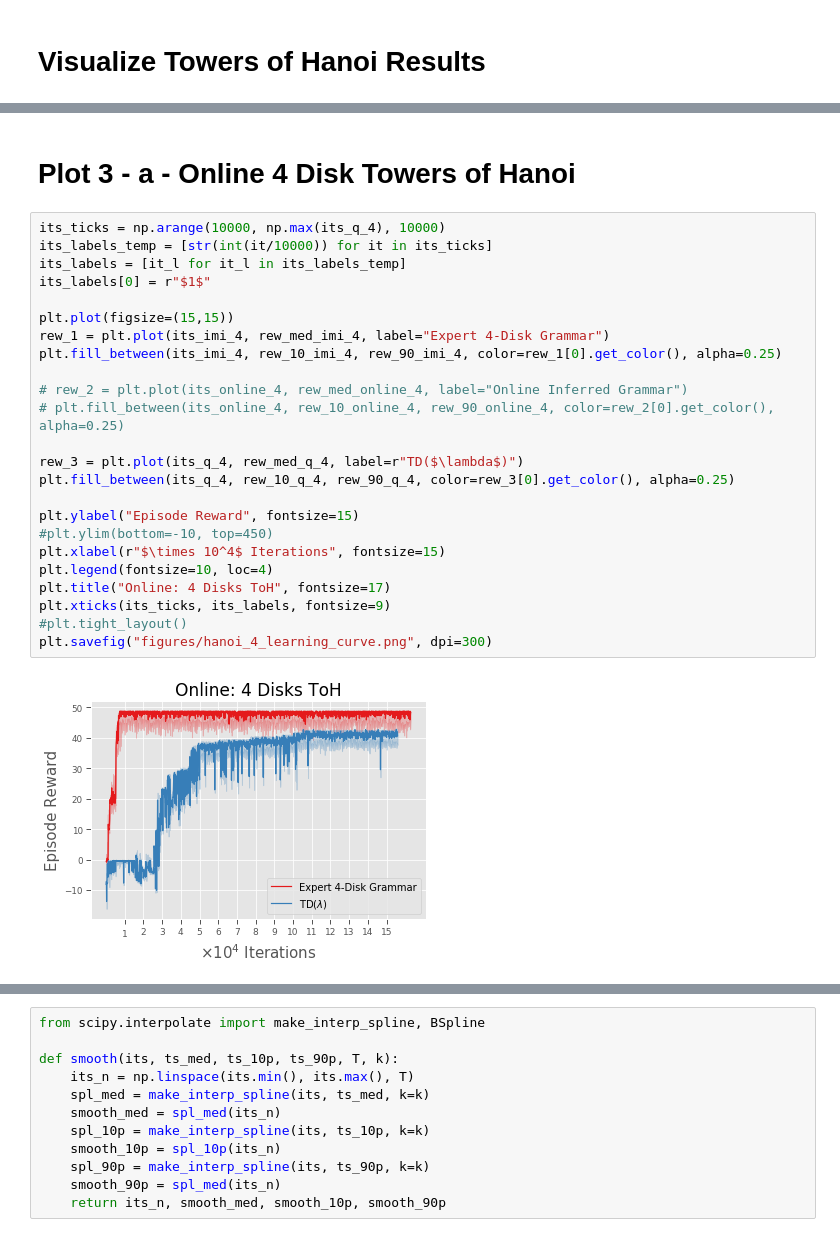
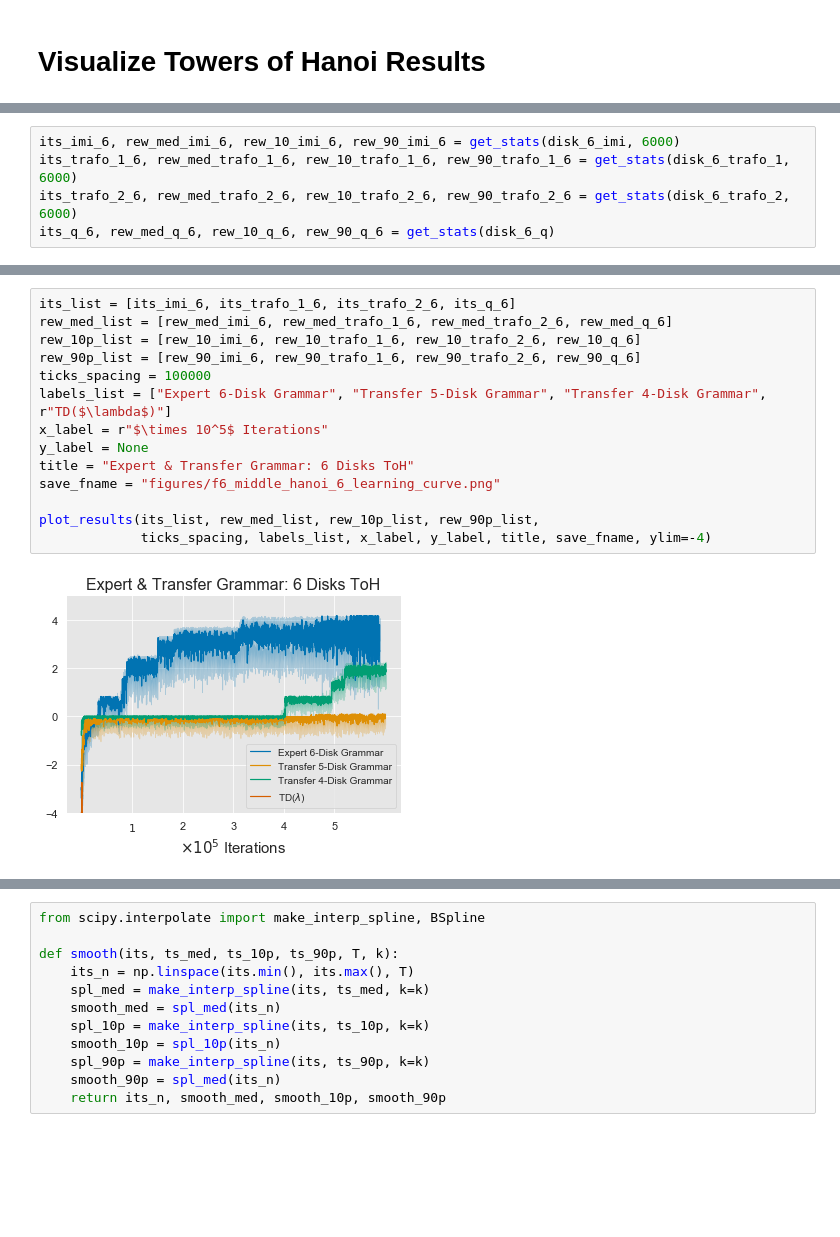
Before and after one commit to RobertTLange/action-grammars-hrl, a Jupyter notebook: visualize_results.ipynb, the cells around one changed output, grey strips where cells are left out. Saved outputs shown, nothing was run; the diff lists cells and outputs as text; blank space fills up the shorter version.

```diff
--- a/visualize_results.ipynb
+++ b/visualize_results.ipynb
@@ -76,0 +85,5 @@ rew_90_q_6 = disk_6_q.loc[:len(its_imi_6), "rew_90th_p"]
+# %%
+its_imi_6, rew_med_imi_6, rew_10_imi_6, rew_90_imi_6 = get_stats(disk_6_imi, 6000)
+its_trafo_1_6, rew_med_trafo_1_6, rew_10_trafo_1_6, rew_90_trafo_1_6 = get_stats(disk_6_trafo_1, 6000)
+its_trafo_2_6, rew_med_trafo_2_6, rew_10_trafo_2_6, rew_90_trafo_2_6 = get_stats(disk_6_trafo_2, 6000)
+its_q_6, rew_med_q_6, rew_10_q_6, rew_90_q_6 = get_stats(disk_6_q)
@@ -136,28 +114,16 @@ plt.savefig("figures/hanoi_6_learning_curve.png", dpi=300)
-# %% [markdown]
-# Plot 3 - a - Online 4 Disk Towers of Hanoi
-# %%
-its_ticks = np.arange(10000, np.max(its_q_4), 10000)
-its_labels_temp = [str(int(it/10000)) for it in its_ticks]
-its_labels = [it_l for it_l in its_labels_temp]
-its_labels[0] = r"$1$"
-
-plt.plot(figsize=(15,15))
-rew_1 = plt.plot(its_imi_4, rew_med_imi_4, label="Expert 4-Disk Grammar")
-plt.fill_between(its_imi_4, rew_10_imi_4, rew_90_imi_4, color=rew_1[0].get_color(), alpha=0.25)
-
-# rew_2 = plt.plot(its_online_4, rew_med_online_4, label="Online Inferred Grammar")
-# plt.fill_between(its_online_4, rew_10_online_4, rew_90_online_4, color=rew_2[0].get_color(), alpha=0.25)
-
-rew_3 = plt.plot(its_q_4, rew_med_q_4, label=r"TD($\lambda$)")
-plt.fill_between(its_q_4, rew_10_q_4, rew_90_q_4, color=rew_3[0].get_color(), alpha=0.25)
-
-plt.ylabel("Episode Reward", fontsize=15)
-#plt.ylim(bottom=-10, top=450)
-plt.xlabel(r"$\times 10^4$ Iterations", fontsize=15)
-plt.legend(fontsize=10, loc=4)
-plt.title("Online: 4 Disks ToH", fontsize=17)
-plt.xticks(its_ticks, its_labels, fontsize=9)
-#plt.tight_layout()
-plt.savefig("figures/hanoi_4_learning_curve.png", dpi=300)
-# %% [output]
-[figure, removed]
+# %%
+its_list = [its_imi_6, its_trafo_1_6, its_trafo_2_6, its_q_6]
+rew_med_list = [rew_med_imi_6, rew_med_trafo_1_6, rew_med_trafo_2_6, rew_med_q_6]
+rew_10p_list = [rew_10_imi_6, rew_10_trafo_1_6, rew_10_trafo_2_6, rew_10_q_6]
+rew_90p_list = [rew_90_imi_6, rew_90_trafo_1_6, rew_90_trafo_2_6, rew_90_q_6]
+ticks_spacing = 100000
+labels_list = ["Expert 6-Disk Grammar", "Transfer 5-Disk Grammar", "Transfer 4-Disk Grammar", r"TD($\lambda$)"]
+x_label = r"$\times 10^5$ Iterations"
+y_label = None
+title = "Expert & Transfer Grammar: 6 Disks ToH"
+save_fname = "figures/f6_middle_hanoi_6_learning_curve.png"
+
+plot_results(its_list, rew_med_list, rew_10p_list, rew_90p_list,
+             ticks_spacing, labels_list, x_label, y_label, title, save_fname, ylim=-4)
+# %% [output]
+[figure, added]
```
Also changed, not shown: parts of 28 cells of this notebook, 2 other files.
